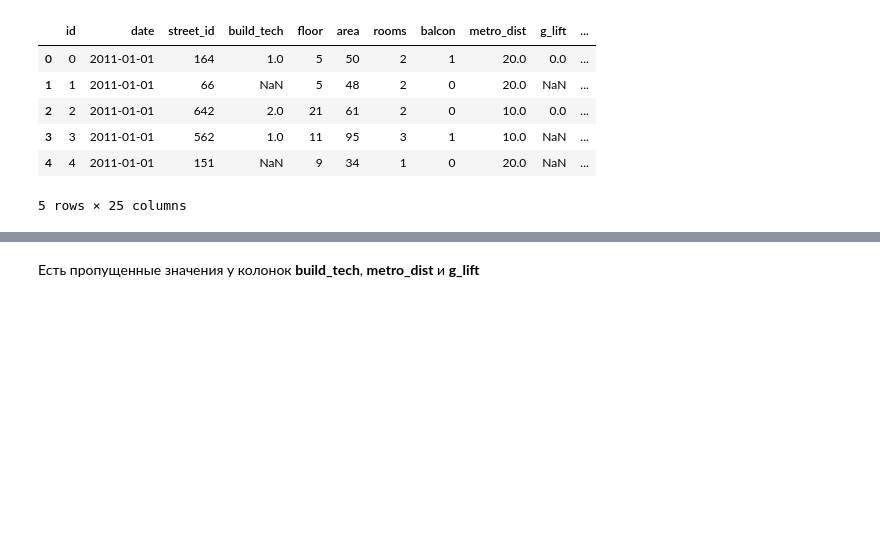
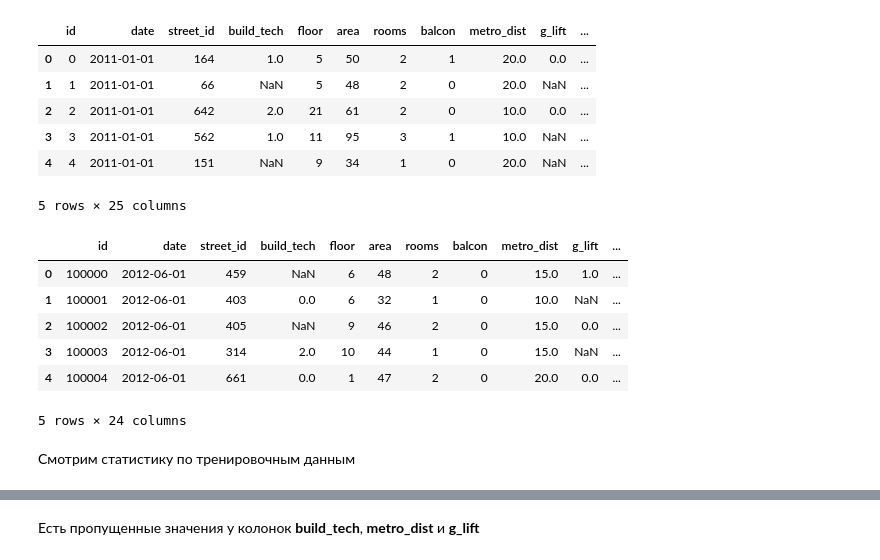
Before and after one commit to tsgnkv/introml2018-2, a Jupyter notebook: property_prices.ipynb, the cells around one changed output, grey strips where cells are left out. Drawn from its saved outputs; the diff is of its cells as text; code cells hidden in the pictures; blank space fills up the shorter version.

```diff
--- a/property_prices.ipynb
+++ b/property_prices.ipynb
@@ -19,6 +21,18 @@ train_data.head()
 | 3 | 3 | 2011-01-01 | 562 | 1.0 | 11 | 95 | 3 | 1 | 10.0 | NaN | ... |
 | 4 | 4 | 2011-01-01 | 151 | NaN | 9 | 34 | 1 | 0 | 20.0 | NaN | ... |
 5 rows × 25 columns
+# %%
+test_data.head()
+# %% [output]
+|  | id | date | street_id | build_tech | floor | area | rooms | balcon | metro_dist | g_lift | ... |
+| 0 | 100000 | 2012-06-01 | 459 | NaN | 6 | 48 | 2 | 0 | 15.0 | 1.0 | ... |
+| 1 | 100001 | 2012-06-01 | 403 | 0.0 | 6 | 32 | 1 | 0 | 10.0 | NaN | ... |
+| 2 | 100002 | 2012-06-01 | 405 | NaN | 9 | 46 | 2 | 0 | 15.0 | 0.0 | ... |
+| 3 | 100003 | 2012-06-01 | 314 | 2.0 | 10 | 44 | 1 | 0 | 15.0 | NaN | ... |
+| 4 | 100004 | 2012-06-01 | 661 | 0.0 | 1 | 47 | 2 | 0 | 20.0 | 0.0 | ... |
+5 rows × 24 columns
+# %% [markdown]
+Смотрим статистику по тренировочным данным
 # %%
 train_data.describe()
 # %% [output]
```
Also changed, not shown: parts of 40 cells of this notebook.
